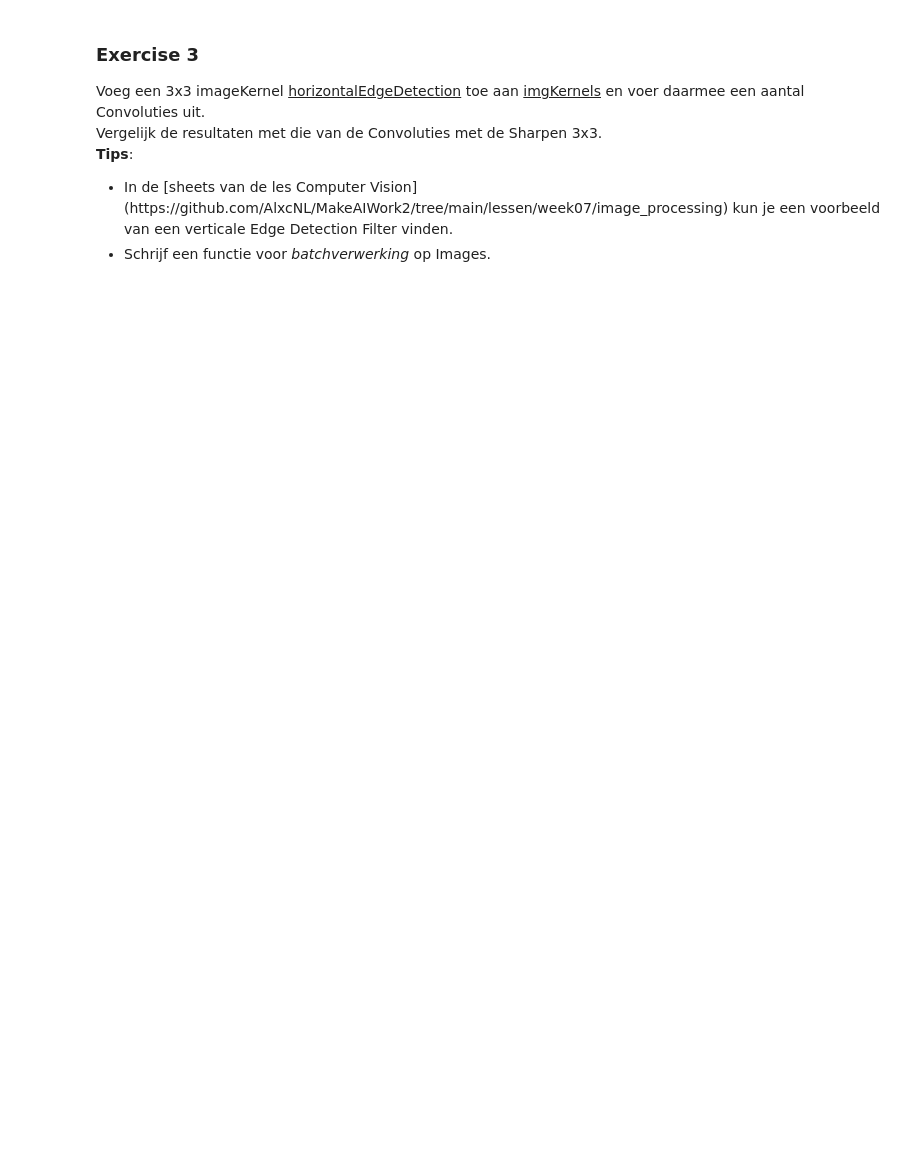
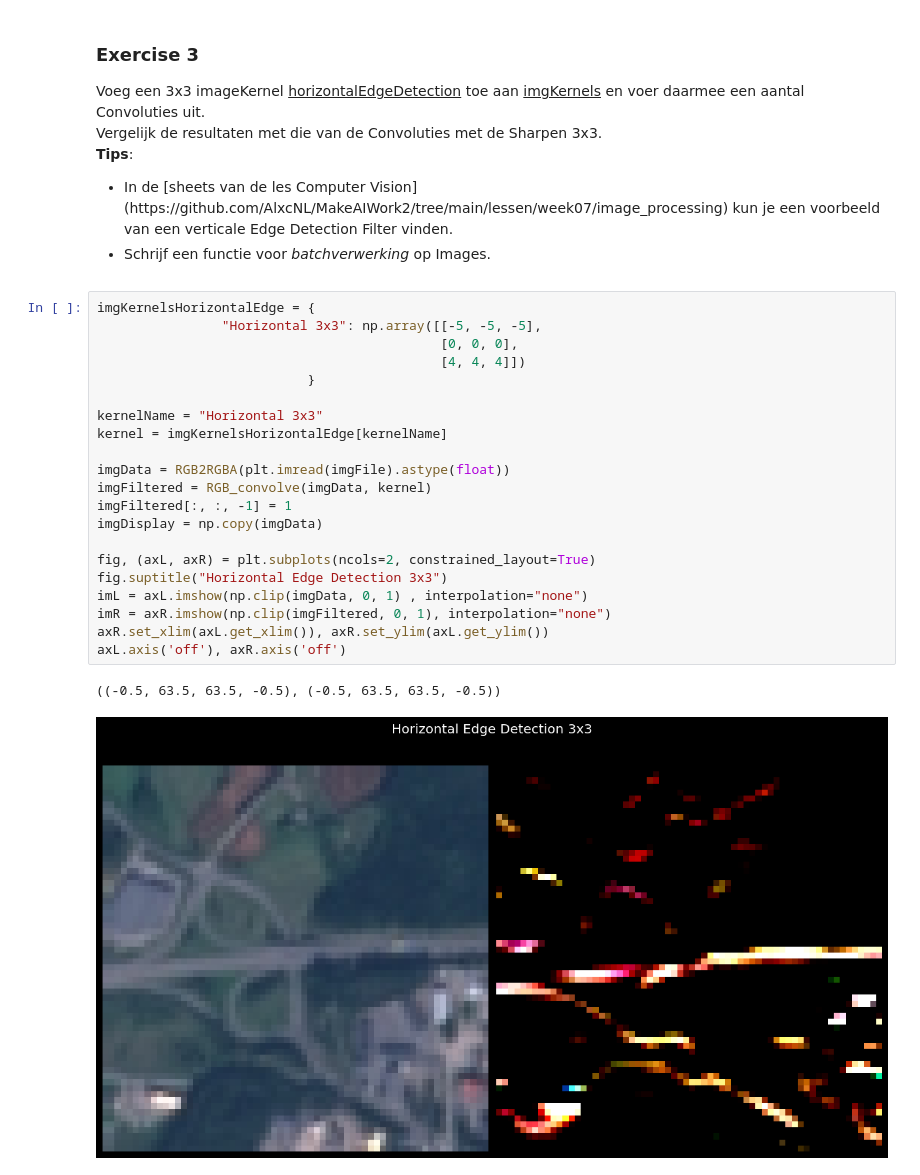
Before and after one commit to AlxcNL/MakeAIWork2, a Jupyter notebook: opdrachten/practica/week07/image_recognition/notebook/numpy_opdracht2.ipynb, the cells around one changed output. Drawn from its saved outputs; the diff is of its cells as text; blank space fills up the shorter version.

```diff
--- a/opdrachten/practica/week07/image_recognition/notebook/numpy_opdracht2.ipynb
+++ b/opdrachten/practica/week07/image_recognition/notebook/numpy_opdracht2.ipynb
@@ -181,3 +210,27 @@ axL.axis('off'), axR.axis('off')
         <li>Schrijf een functie voor <i>batchverwerking</i> op Images.</li>
     </ul>
 </p>
+# %%
+imgKernelsHorizontalEdge = {
+                "Horizontal 3x3": np.array([[-5, -5, -5],
+                                            [0, 0, 0],
+                                            [4, 4, 4]])
+                           }
+
+kernelName = "Horizontal 3x3"
+kernel = imgKernelsHorizontalEdge[kernelName]
+
+imgData = RGB2RGBA(plt.imread(imgFile).astype(float))
+imgFiltered = RGB_convolve(imgData, kernel)
+imgFiltered[:, :, -1] = 1
+imgDisplay = np.copy(imgData)
+
+fig, (axL, axR) = plt.subplots(ncols=2, constrained_layout=True)
+fig.suptitle("Horizontal Edge Detection 3x3")
+imL = axL.imshow(np.clip(imgData, 0, 1) , interpolation="none")
+imR = axR.imshow(np.clip(imgFiltered, 0, 1), interpolation="none")
+axR.set_xlim(axL.get_xlim()), axR.set_ylim(axL.get_ylim())
+axL.axis('off'), axR.axis('off')
+# %% [output]
+((-0.5, 63.5, 63.5, -0.5), (-0.5, 63.5, 63.5, -0.5))
+[figure, added]
```
Also changed, not shown: parts of 12 cells of this notebook, 1 other file.
